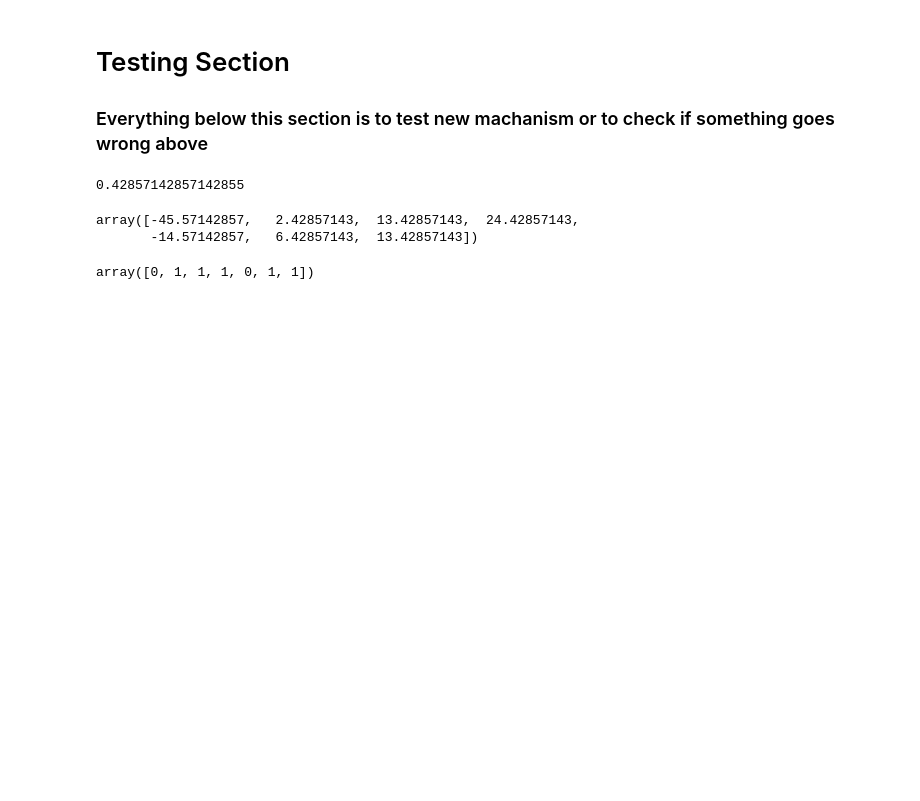
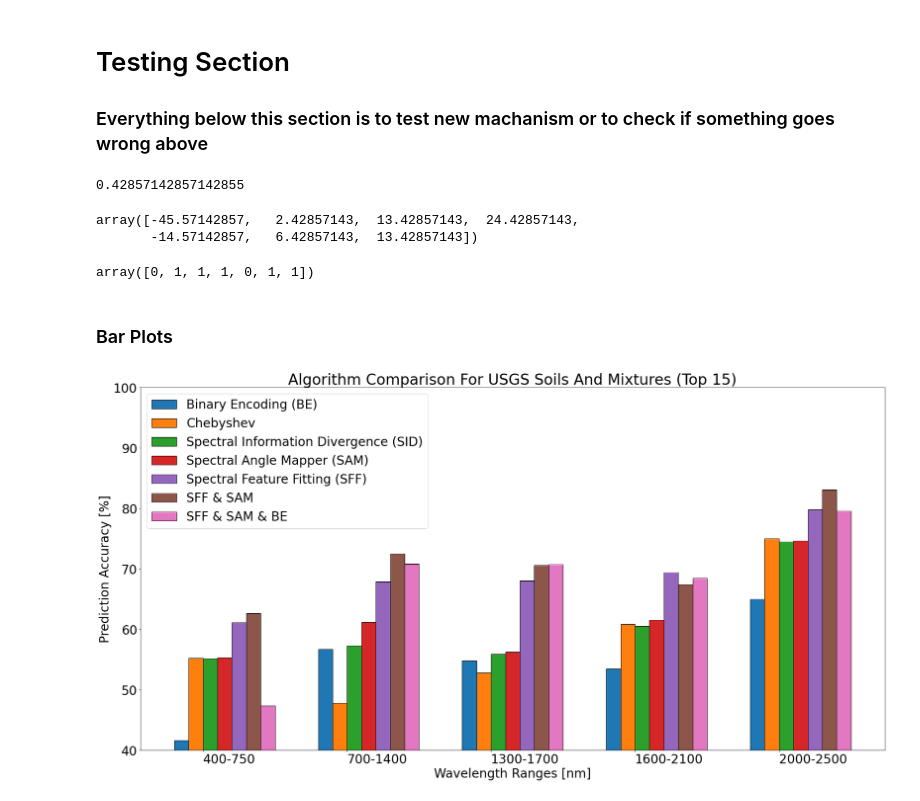
Before and after one commit to ankitkumar9018/Mineral-Prediction-Using-Hyperspectral-Data, a Jupyter notebook: 03_Algorith_Analysis.ipynb, the cells around one changed output. Drawn from its saved outputs; the diff is of its cells as text; code cells hidden in the pictures; blank space fills up the shorter version.

```diff
--- a/03_Algorith_Analysis.ipynb
+++ b/03_Algorith_Analysis.ipynb
@@ -930,3 +964,54 @@ array([-45.57142857,   2.42857143,  13.42857143,  24.42857143,
 x1
 # %% [output]
 array([0, 1, 1, 1, 0, 1, 1])
+# %% [markdown]
+### Bar Plots
+# %%
+plt.rcParams.update({'font.size': 28})
+fig = plt.figure(figsize=(30, 15))
+
+SFF = [61.11, 67.87, 68, 69.42, 79.78]
+SAM = [55.28, 61.16, 56.22, 61.56, 74.67]
+SID = [55.11, 57.29, 55.91, 60.49, 74.53]
+BE = [41.64, 56.67, 54.8, 53.42, 64.98]
+Chebyshev = [55.2, 47.78, 52.76, 60.8, 75.02]
+SFF_SAM = [62.67, 72.49, 70.58, 67.42, 83.11]
+SFF_SAM_BE = [47.38, 70.84, 70.76, 68.49, 79.6]
+
+n=5
+r = np.arange(n)
+width = 0.10
+
+plt.bar(r , BE,
+        width = width, edgecolor = 'black',
+        label='Binary Encoding (BE)')
+plt.bar(r + width, Chebyshev,
+        width = width, edgecolor = 'black',
+        label='Chebyshev')
+plt.bar(r + width * 2, SID,
+        width = width, edgecolor = 'black',
+        label='Spectral Information Divergence (SID)')
+plt.bar(r + width * 3, SAM,
+        width = width, edgecolor = 'black',
+        label='Spectral Angle Mapper (SAM)')
+plt.bar(r + width * 4, SFF,
+        width = width, edgecolor = 'black',
+        label='Spectral Feature Fitting (SFF)')
+plt.bar(r + width * 5, SFF_SAM,
+        width = width, edgecolor = 'black',
+        label='SFF & SAM')
+plt.bar(r + width * 6, SFF_SAM_BE,
+        width = width, edgecolor = 'black',
+        label='SFF & SAM & BE')
+plt.ylim(40, 100)
+plt.xlabel("Wavelength Ranges [nm]")
+plt.ylabel("Prediction Accuracy [%]")
+plt.title("Algorithm Comparison For USGS Soils And Mixtures (Top 15)")
+
+# plt.grid(linestyle='--')
+plt.xticks(r + 0.15,['400-750','700-1400','1300-1700','1600-2100', '2000-2500'], ha='left')
+plt.legend(loc="upper left")
+
+plt.show()
+# %% [output]
+[figure, added]
```
Also changed, not shown: parts of 9 cells of this notebook, 5 other files.
